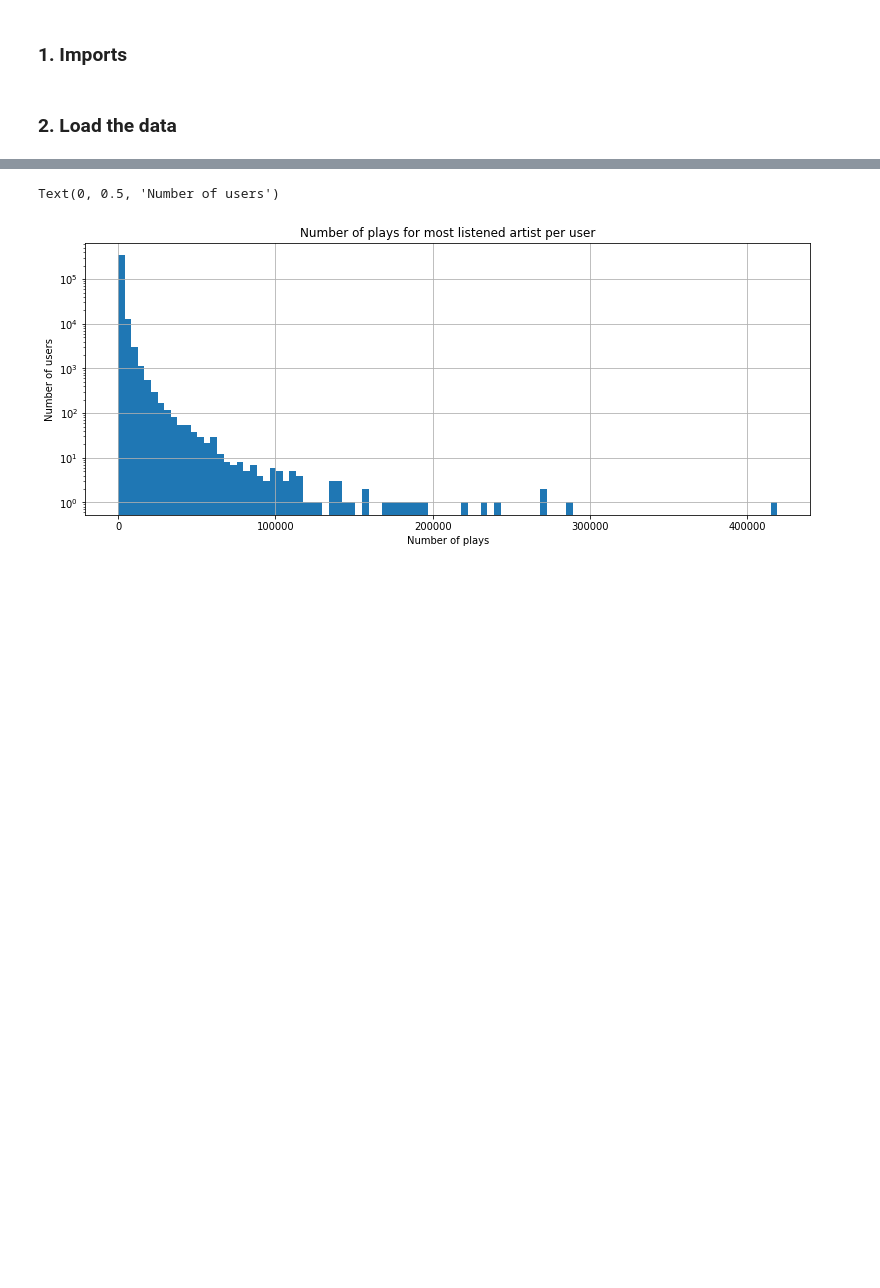
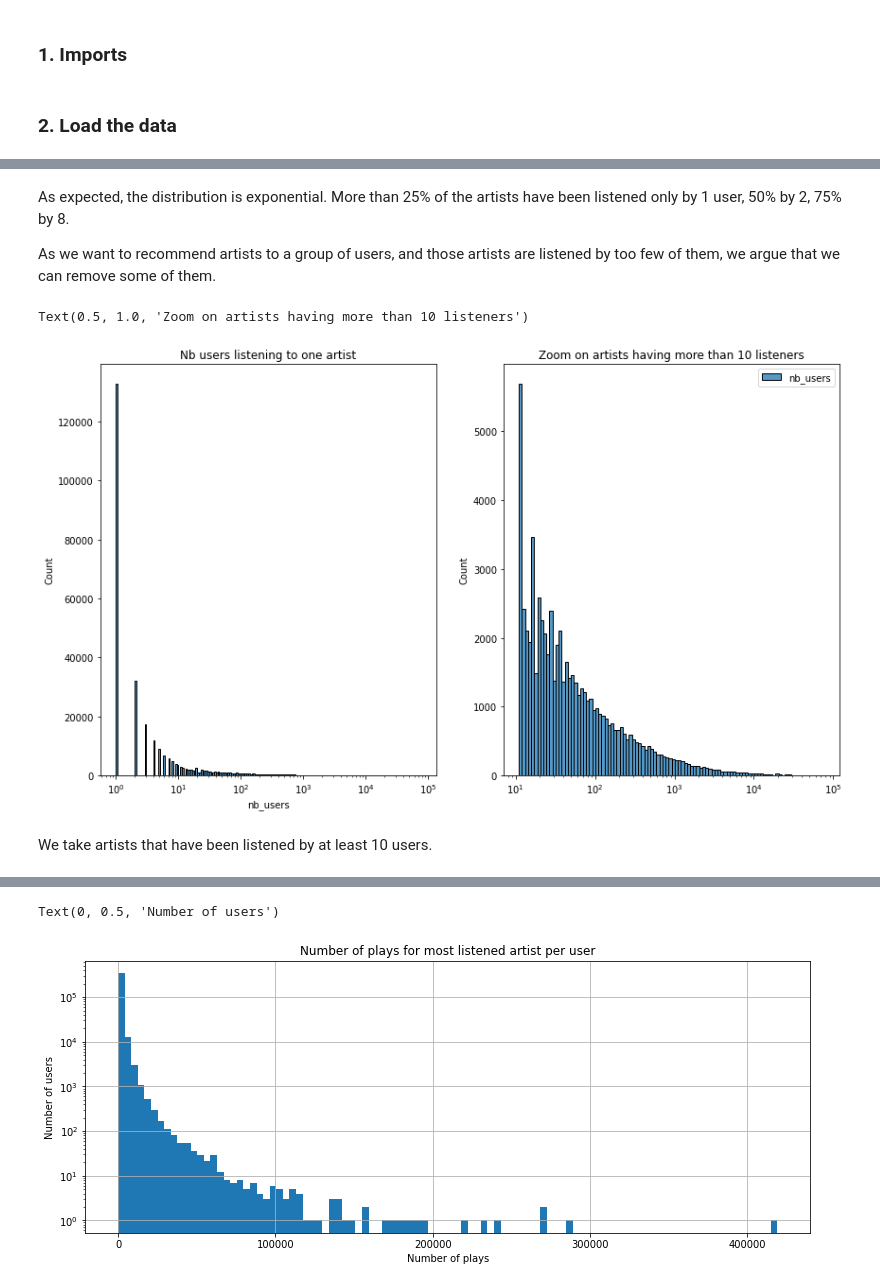
Before and after one commit to Caotick/mlbd-project, a Jupyter notebook: mlbd_project.ipynb, the cells around one changed output, grey strips where cells are left out. Drawn from its saved outputs; the diff is of its cells as text; code cells hidden in the pictures; blank space fills up the shorter version.

```diff
--- a/mlbd_project.ipynb
+++ b/mlbd_project.ipynb
@@ -202,0 +83,3 @@ We can observe that most people did not listen to the same song for more than 20
+# %%
+to_drop = top_data[top_data['Artist'].isna()].index
+top_data = top_data.drop(to_drop)
@@ -202,0 +99,4 @@ We can observe that most people did not listen to the same song for more than 20
+# %%
+artists_nb_users_listen= top_data.groupby(['Artist']).size().sort_values(ascending = True).reset_index(name = 'nb_users')
+# we check how many times an artist occurs in dataset
+artists_nb_users_listen
@@ -202,0 +129,15 @@ We can observe that most people did not listen to the same song for more than 20
+# %% [markdown]
+As expected, the distribution is exponential. More than 25% of the artists have been listened only by 1 user, 50% by 2, 75% by 8.
+
+As we want to recommend artists to a group of users, and those artists are listened by too few of them, we argue that we can remove some of them.
+# %%
+fig, ax = plt.subplots(1, 2,figsize = (14,8))
+sns.histplot(artists_nb_users_listen['nb_users'], log_scale = True, ax = ax[0])
+ax[0].set_title("Nb users listening to one artist")
+sns.histplot(data = artists_nb_users_listen[artists_nb_users_listen['nb_users']>10], log_scale = True, ax = ax[1])
+ax[1].set_title("Zoom on artists having more than 10 listeners")
+# %% [output]
+Text(0.5, 1.0, 'Zoom on artists having more than 10 listeners')
+[figure, added]
+# %% [markdown]
+We take artists that have been listened by at least 10 users.
```
Also changed, not shown: parts of 141 cells of this notebook.
